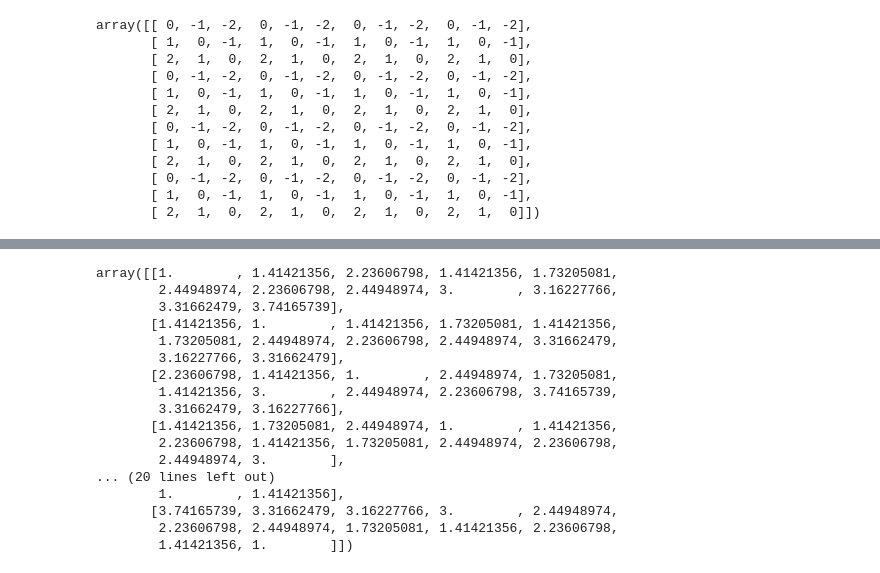
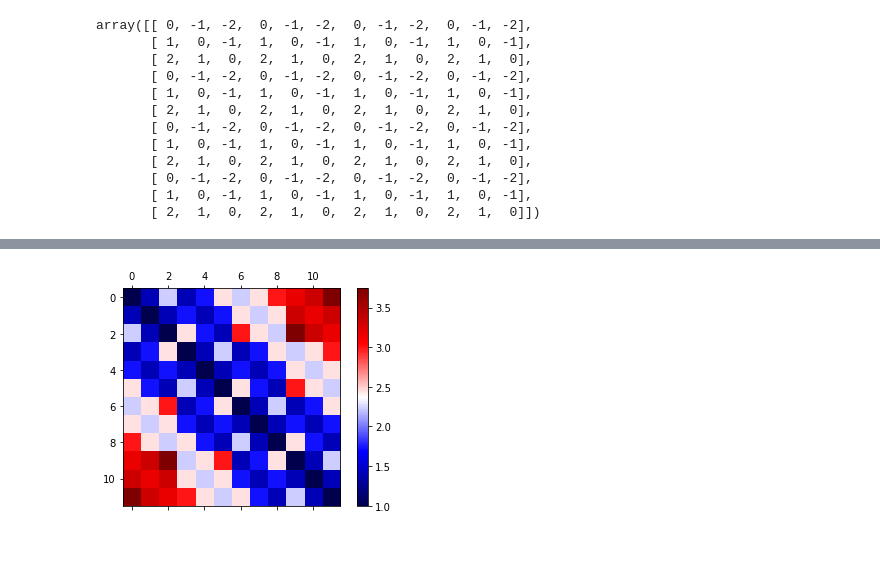
Before and after one commit to pinga-lab/Eq_Layer-Toeplitz, a Jupyter notebook: code/structure-A.ipynb, the cells around one changed output, grey strips where cells are left out. Cells and saved outputs as stored; diff of their text form; code cells hidden in the pictures; blank space fills up the shorter version.

```diff
--- a/code/structure-A.ipynb
+++ b/code/structure-A.ipynb
@@ -534,20 +542,7 @@ plot_grid(R, cmap='viridis')
-# %%
-R
-# %% [output]
-array([[1.        , 1.41421356, 2.23606798, 1.41421356, 1.73205081,
-        2.44948974, 2.23606798, 2.44948974, 3.        , 3.16227766,
-        3.31662479, 3.74165739],
-       [1.41421356, 1.        , 1.41421356, 1.73205081, 1.41421356,
-        1.73205081, 2.44948974, 2.23606798, 2.44948974, 3.31662479,
-        3.16227766, 3.31662479],
-       [2.23606798, 1.41421356, 1.        , 2.44948974, 1.73205081,
-        1.41421356, 3.        , 2.44948974, 2.23606798, 3.74165739,
-        3.31662479, 3.16227766],
-       [1.41421356, 1.73205081, 2.44948974, 1.        , 1.41421356,
-        2.23606798, 1.41421356, 1.73205081, 2.44948974, 2.23606798,
-        2.44948974, 3.        ],
-... (20 lines left out)
-        1.        , 1.41421356],
-       [3.74165739, 3.31662479, 3.16227766, 3.        , 2.44948974,
-        2.23606798, 2.44948974, 1.73205081, 1.41421356, 2.23606798,
-        1.41421356, 1.        ]])
+# %%
+fig, ax = plt.subplots()
+cax = ax.matshow(R, cmap=plt.get_cmap('seismic'))
+cbar = fig.colorbar(cax)
+plt.show()
+# %% [output]
+[figure, added]
```
Also changed, not shown: parts of 7 cells of this notebook, 2 other files.
